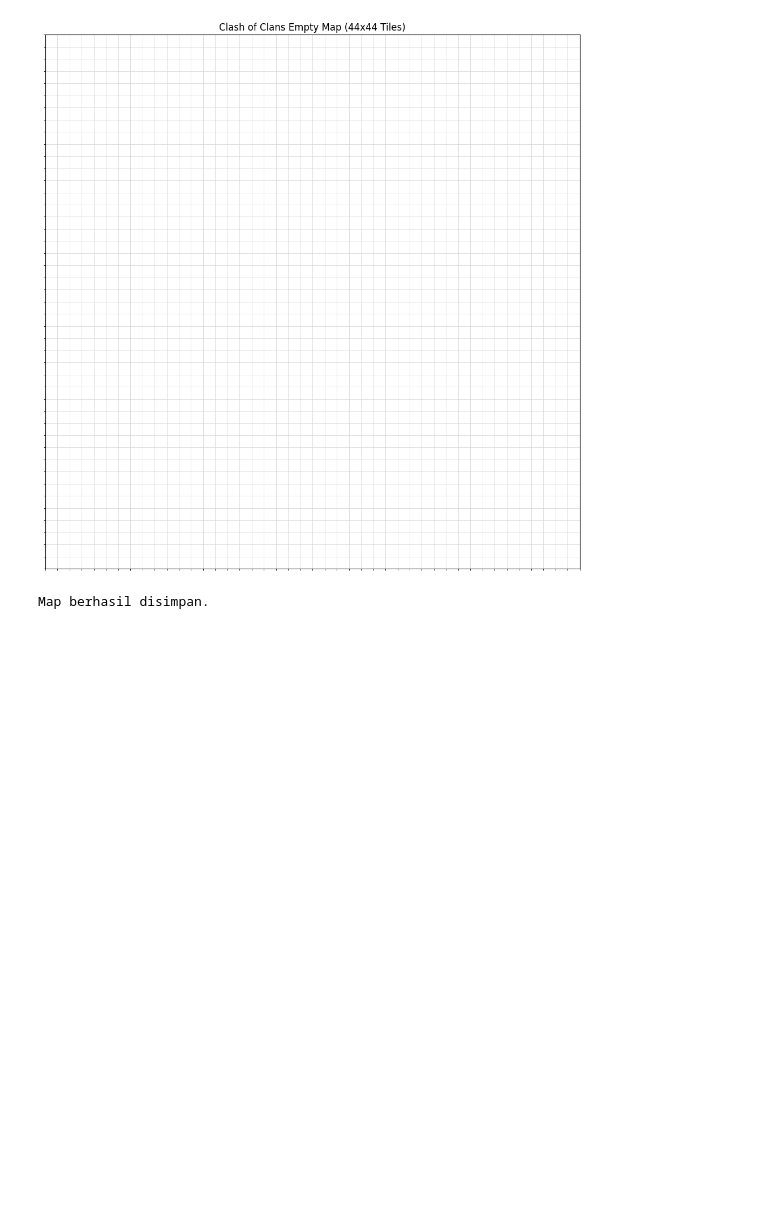
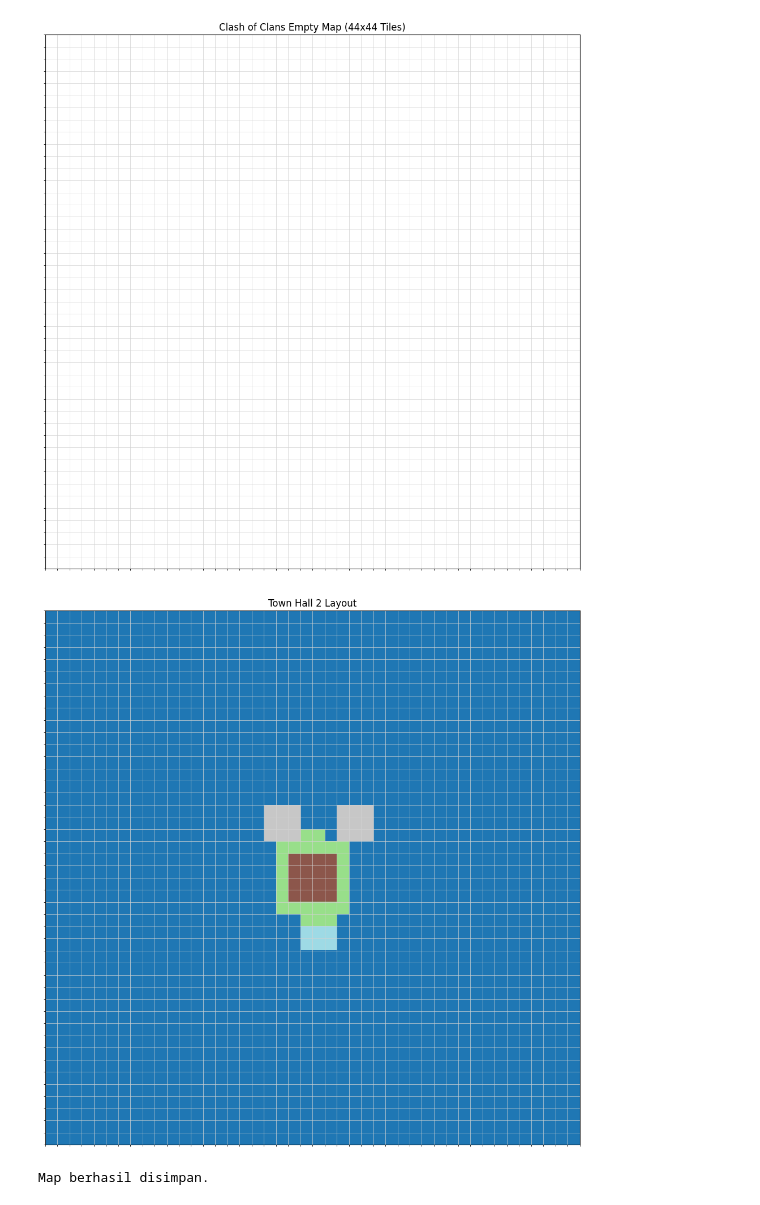
Before and after one commit to widiarrohman1234/coc-base-designer, a Jupyter notebook: main.ipynb, the cells around one changed output. Drawn from its saved outputs; the diff is of its cells as text; code cells hidden in the pictures; blank space fills up the shorter version.

Commit message:
Add initial game layout and building placement functionality

```diff
--- a/main.ipynb
+++ b/main.ipynb
@@ -57,3 +57,23 @@ plt.tight_layout()
 plt.show()
 # %% [output]
 [figure]
+# %%
+import numpy as np
+import matplotlib.pyplot as plt
+
+MAP_SIZE = 44
+EMPTY = 0
+WALL = 1
+TOWNHALL = 2
+CANNON = 3
+ARCHER = 4
+
+
+# Matriks kosong
+base = np.zeros((MAP_SIZE, MAP_SIZE), dtype=int)
+
+# -----------------------------
+# Fungsi meletakkan bangunan
+# -----------------------------
+def place_building(matrix, row, col, width, height, value):
+    matrix[row:row+height, col:col+width] = value
@@ -60 +153,47 @@ plt.show()
+# %%
+for b in layout["buildings"]:
+    place_building(
+        base,
+        b["row"],
+        b["col"],
+        b["width"],
+        b["height"],
+        b["value"]
+    )
+
+for wall in layout["walls"]:
+    base[wall["row"], wall["col"]] = WALL
+
+# =============================
+# Plot
+# =============================
+fig, ax = plt.subplots(figsize=(10,10))
+
+ax.imshow(
+    base,
+    cmap="tab20",
+    origin="upper",
+    interpolation="none"
+)
+
+# Grid
+ax.set_xticks(np.arange(-0.5, MAP_SIZE, 1), minor=True)
+ax.set_yticks(np.arange(-0.5, MAP_SIZE, 1), minor=True)
+
+ax.grid(
+    which="minor",
+    color="lightgray",
+    linestyle="-",
+    linewidth=0.5
+)
+
+ax.set_xticks([])
+ax.set_yticks([])
+
+ax.set_title("Town Hall 2 Layout")
+
+plt.tight_layout()
+plt.show()
+# %% [output]
+[figure, added]
 # %%
```
Also changed, not shown: parts of 2 cells of this notebook.
